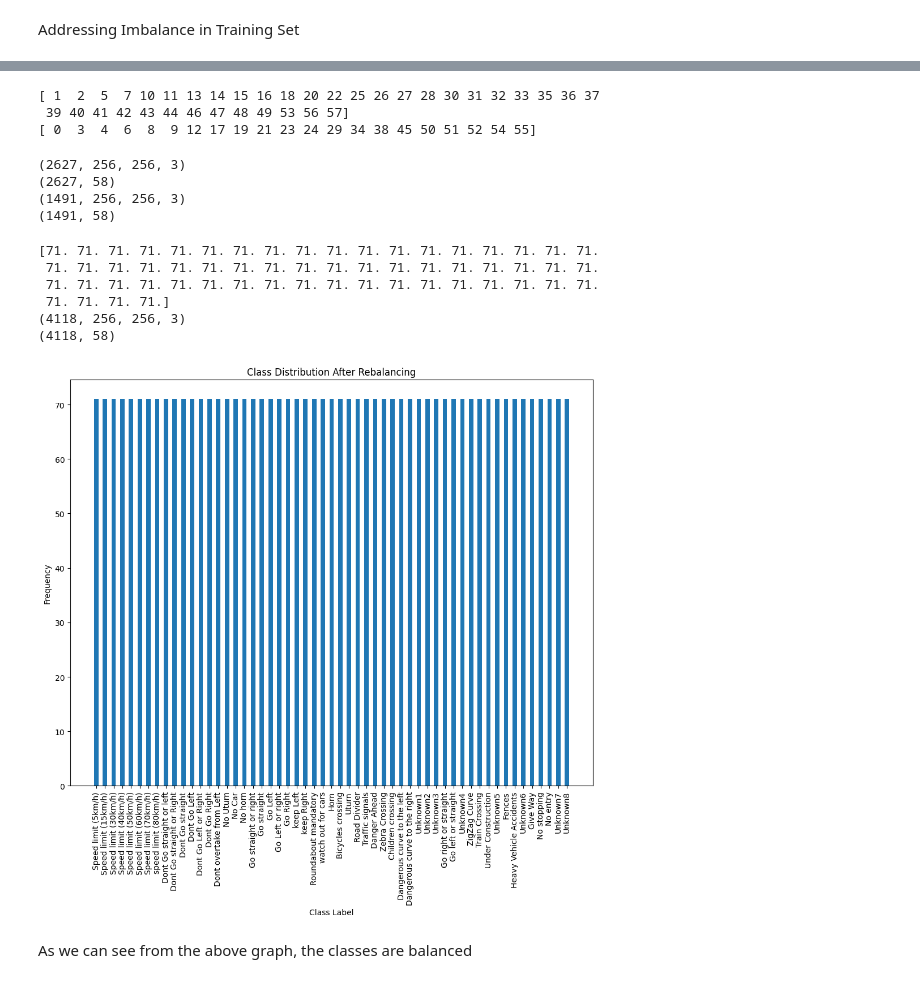
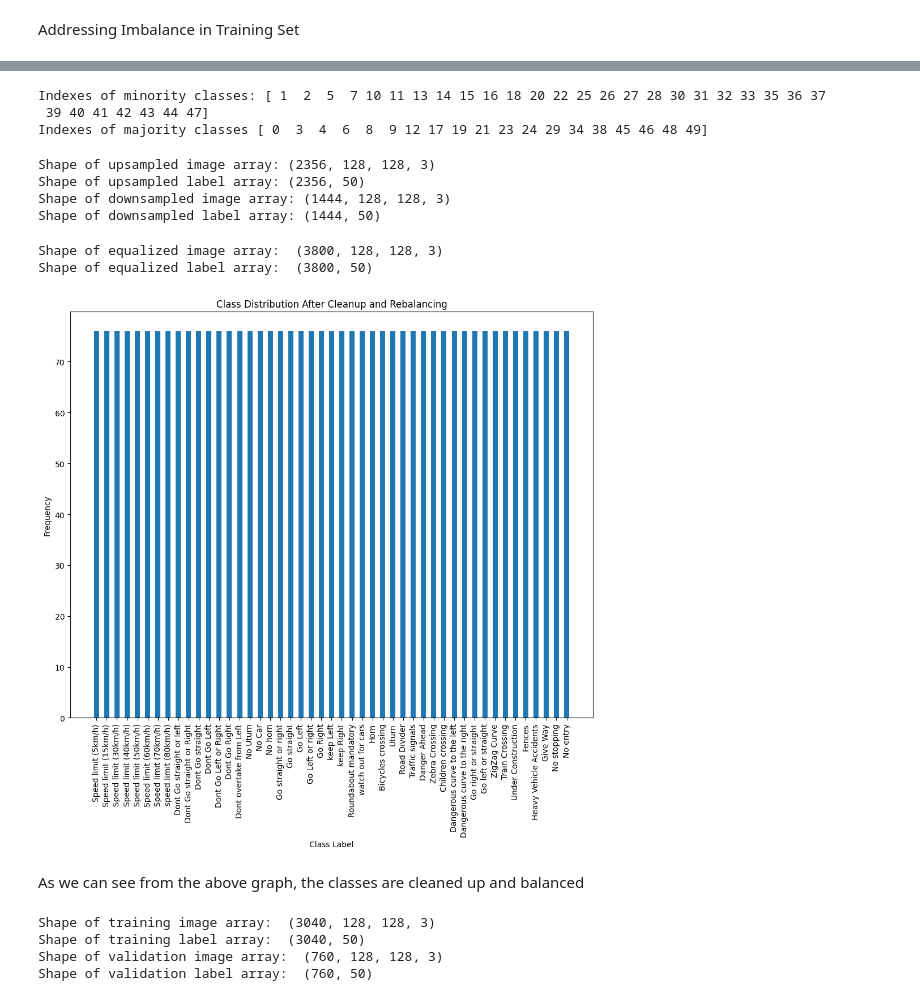
Before and after one commit to wangzhang489/TrafficSign, a Jupyter notebook: traffic-sign-detection.ipynb, the cells around one changed output, grey strips where cells are left out. Saved outputs shown, nothing was run; the diff lists cells and outputs as text; code cells hidden in the pictures.

Commit message:
Cleanup, rebalancing, and val splitting

```diff
--- a/traffic-sign-detection.ipynb
+++ b/traffic-sign-detection.ipynb
@@ -89,7 +90,7 @@ trn_label_arr_list = []
 
 img_itr = datagen.flow_from_directory(
     directory=train_path,
-    target_size=(256,256),
+    target_size=(128,128),
     shuffle=False,
     batch_size = 1
 )
@@ -204,20 +237,20 @@ Addressing Imbalance in Training Set
 # based on mean, not percentiles
 # Adjust as needed
 
-min_thres = np.mean(trn_class_count)
-maj_thres = np.mean(trn_class_count)
+min_thres = np.mean(trn_class_count_masked)
+maj_thres = np.mean(trn_class_count_masked)
 
 # Getting indices of the minority and majority classes
 # based on above-defined thresholds
 
-minority_classes_idx = np.squeeze(np.array(np.where(trn_class_count < min_thres)))
-print(minority_classes_idx)
-majority_classes_idx = np.squeeze(np.array(np.where(trn_class_count >= maj_thres)))
-print(majority_classes_idx)
+minority_classes_idx = np.squeeze(np.array(np.where(trn_class_count_masked < min_thres)))
+print("Indexes of minority classes:",minority_classes_idx)
+majority_classes_idx = np.squeeze(np.array(np.where(trn_class_count_masked >= maj_thres)))
+print("Indexes of majority classes",majority_classes_idx)
 # %% [output]
-[ 1  2  5  7 10 11 13 14 15 16 18 20 22 25 26 27 28 30 31 32 33 35 36 37
- 39 40 41 42 43 44 46 47 48 49 53 56 57]
-[ 0  3  4  6  8  9 12 17 19 21 23 24 29 34 38 45 50 51 52 54 55]
+Indexes of minority classes: [ 1  2  5  7 10 11 13 14 15 16 18 20 22 25 26 27 28 30 31 32 33 35 36 37
+ 39 40 41 42 43 44 47]
+Indexes of majority classes [ 0  3  4  6  8  9 12 17 19 21 23 24 29 34 38 45 46 48 49]
 # %%
 # Trying Under/Oversampling:
 # Oversample small classes and Undersample large classes
@@ -230,68 +263,76 @@ downsample_label = []
 
 
 for idx in minority_classes_idx:
-    min_img_rows = trn_label_arr[:,idx]
+    min_img_rows = trn_label_arr_masked[:,idx]
     min_img_arr = trn_img_arr[min_img_rows == 1, :, :,:]
 
     upsample_batch = resample(min_img_arr,
                             replace=True,
-                            n_samples=int(np.mean(trn_class_count)))
+                            n_samples=int(np.mean(trn_class_count_masked)))
 
-    label_temp = np.zeros((len(upsample_batch), len(trn_class_count)))
+    label_temp = np.zeros((len(upsample_batch), len(trn_class_count_masked)))
     label_temp[:,idx] = 1
 
     upsample_img.append(upsample_batch)
     upsample_label.append(label_temp)
 
 upsample_img = np.concatenate(upsample_img, axis=0)
-print(upsample_img.shape)
+print("Shape of upsampled image array:",upsample_img.shape)
 upsample_label = np.concatenate(upsample_label, axis=0)
-print(upsample_label.shape)
+print("Shape of upsampled label array:",upsample_label.shape)
 
 for idx in majority_classes_idx:
-    maj_img_rows = trn_label_arr[:,idx]
+    maj_img_rows = trn_label_arr_masked[:,idx]
     maj_img_arr = trn_img_arr[maj_img_rows == 1, :, :,:]
 
     downsample_batch = resample(maj_img_arr,
                             replace=True,
-                            n_samples=int(np.mean(trn_class_count)))
+                            n_samples=int(np.mean(trn_class_count_masked)))
 
-    label_temp = np.zeros((len(downsample_batch), len(trn_class_count)))
+    label_temp = np.zeros((len(downsample_batch), len(trn_class_count_masked)))
     label_temp[:,idx] = 1
 
     downsample_img.append(downsample_batch)
     downsample_label.append(label_temp)
 
 downsample_img = np.concatenate(downsample_img, axis=0)
-print(downsample_img.shape)
+print("Shape of downsampled image array:",downsample_img.shape)
 downsample_label = np.concatenate(downsample_label, axis=0)
-print(downsample_label.shape)
+print("Shape of downsampled label array:",downsample_label.shape)
 # %% [output]
-(2627, 256, 256, 3)
-(2627, 58)
-(1491, 256, 256, 3)
-(1491, 58)
+Shape of upsampled image array: (2356, 128, 128, 3)
+Shape of upsampled label array: (2356, 50)
+Shape of downsampled image array: (1444, 128, 128, 3)
+Shape of downsampled label array: (1444, 50)
 # %%
 # Joining the upsampled and downsampled sets
 # Getting the class distribution of equalized classes
 # Checking the shape of the new balanced set
 trn_img_arr_eql = np.concatenate((upsample_img, downsample_img), axis=0)
 trn_label_arr_eql = np.concatenate((upsample_label, downsample_label), axis=0)
 
 class_count_eql = trn_label_arr_eql.sum(axis=0)
-print(class_count_eql)
-print(trn_img_arr_eql.shape)
-print(trn_label_arr_eql.shape)
+print("Shape of equalized image array: ",trn_img_arr_eql.shape)
+print("Shape of equalized label array: ",trn_label_arr_eql.shape)
 
-equalized_distribution = class_balance_plot(class_names, class_count_eql, title="Class Distribution After Rebalancing")
+equalized_distribution = class_balance_plot(class_names_masked, class_count_eql, title="Class Distribution After Cleanup and Rebalancing")
 plt.show()
 # %% [output]
-[71. 71. 71. 71. 71. 71. 71. 71. 71. 71. 71. 71. 71. 71. 71. 71. 71. 71.
- 71. 71. 71. 71. 71. 71. 71. 71. 71. 71. 71. 71. 71. 71. 71. 71. 71. 71.
- 71. 71. 71. 71. 71. 71. 71. 71. 71. 71. 71. 71. 71. 71. 71. 71. 71. 71.
- 71. 71. 71. 71.]
-(4118, 256, 256, 3)
-(4118, 58)
+Shape of equalized image array:  (3800, 128, 128, 3)
+Shape of equalized label array:  (3800, 50)
-[figure, old version]
+[figure, new version]
 # %% [markdown]
-As we can see from the above graph, the classes are balanced
+As we can see from the above graph, the classes are cleaned up and balanced
+# %%
+# Splitting validation set off from training set
+
+trn_img_arr, val_img_arr, trn_label_arr_masked, val_label_arr = train_test_split(trn_img_arr, trn_label_arr_masked, test_size=0.2, random_state=42)
+print("Shape of training image array: ", trn_img_arr.shape)
+print("Shape of training label array: ", trn_label_arr_masked.shape)
+print("Shape of validation image array: ", val_img_arr.shape)
+print("Shape of validation label array: ", val_label_arr.shape)
+# %% [output]
+Shape of training image array:  (3040, 128, 128, 3)
+Shape of training label array:  (3040, 50)
+Shape of validation image array:  (760, 128, 128, 3)
+Shape of validation label array:  (760, 50)
```
Also changed, not shown: parts of 7 cells of this notebook.
